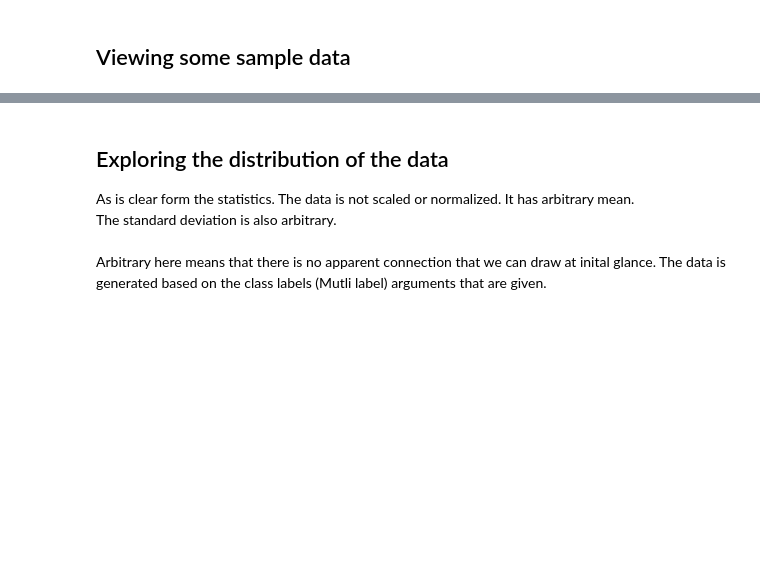
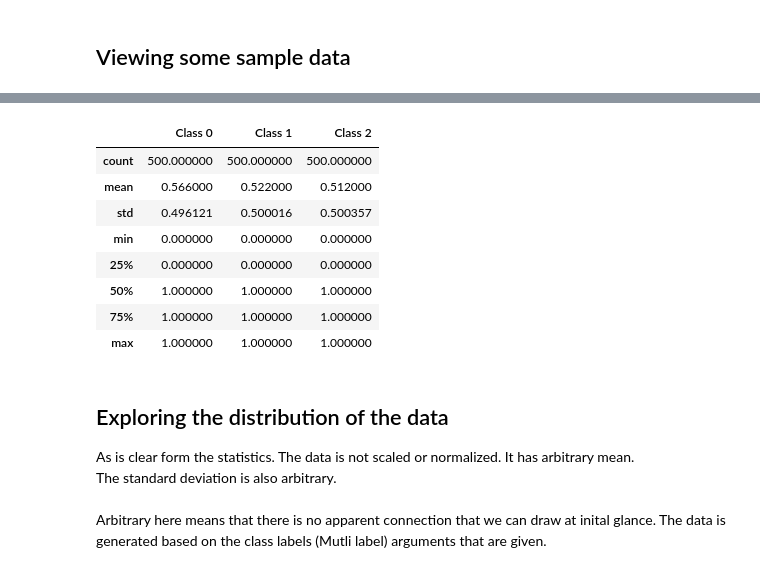
Before and after one commit to usuallyunusual/ML_Mini_Projects, a Jupyter notebook: Logistic Regression/Logistic Regression.ipynb, the cells around one changed output, grey strips where cells are left out. Saved outputs shown, nothing was run; the diff lists cells and outputs as text; code cells hidden in the pictures; blank space fills up the shorter version.

```diff
--- a/Logistic Regression/Logistic Regression.ipynb
+++ b/Logistic Regression/Logistic Regression.ipynb
@@ -71,3 +84,15 @@ mX.head()
+# %%
+mY.describe()
+# %% [output]
+|  | Class 0 | Class 1 | Class 2 |
+| count | 500.000000 | 500.000000 | 500.000000 |
+| mean | 0.566000 | 0.522000 | 0.512000 |
+| std | 0.496121 | 0.500016 | 0.500357 |
+| min | 0.000000 | 0.000000 | 0.000000 |
+| 25% | 0.000000 | 0.000000 | 0.000000 |
+| 50% | 1.000000 | 1.000000 | 1.000000 |
+| 75% | 1.000000 | 1.000000 | 1.000000 |
+| max | 1.000000 | 1.000000 | 1.000000 |
 # %% [markdown]
 ## Exploring the distribution of the data
 As is clear form the statistics. The data is not scaled or normalized. It has arbitrary mean.<br>
```
Also changed, not shown: parts of 5 cells of this notebook.
